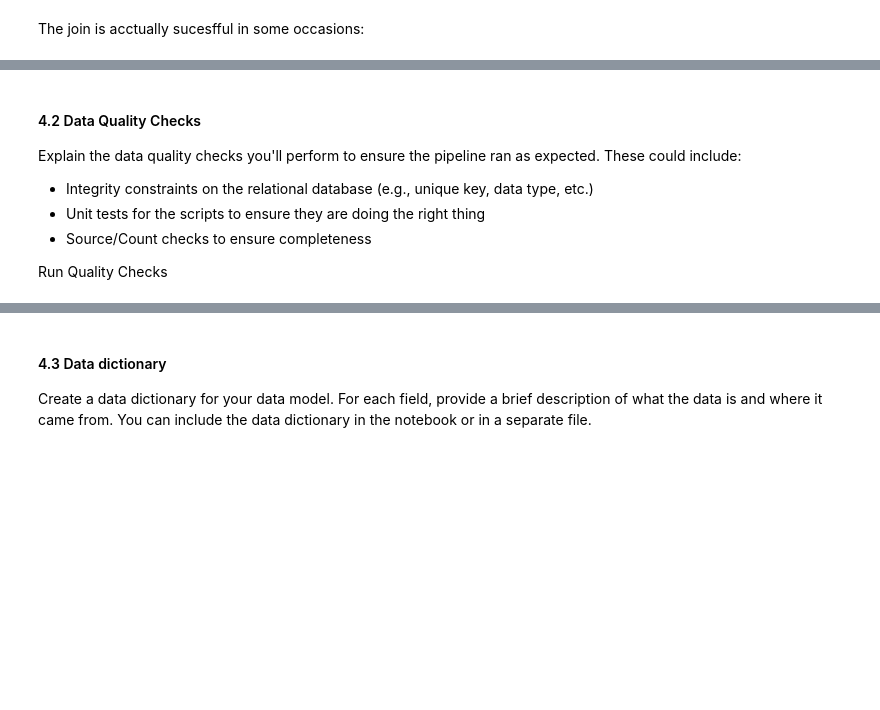
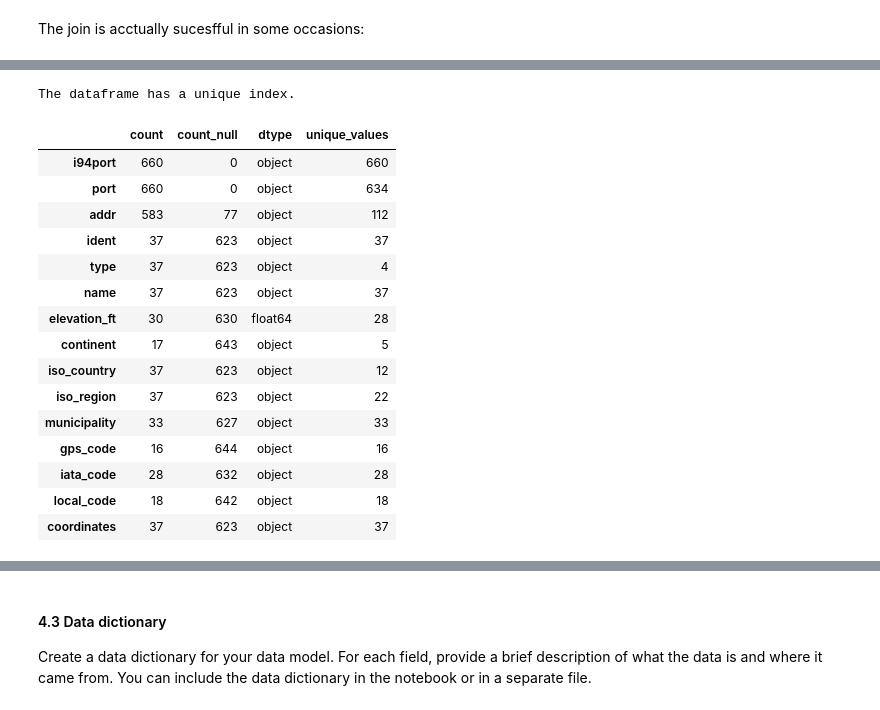
Before and after one commit to mcpeanutbutter/udacity-data-engineering-capstone, a Jupyter notebook: Capstone Project Template.ipynb, the cells around one changed output, grey strips where cells are left out. Saved outputs shown, nothing was run; the diff lists cells and outputs as text; code cells hidden in the pictures; blank space fills up the shorter version.

```diff
--- a/Capstone Project Template.ipynb
+++ b/Capstone Project Template.ipynb
@@ -208,3 +218,21 @@ Here, I build the data pipelines to create the data model.
+# %%
+def dataframe_quality_check(df):
+
+    if(df.index.is_unique):
+        print("The dataframe has a unique index.")
+    else:
+        print("Warning: The dataframe does not have a unique index.")
+
+    col_summary = dict()
+    for c in df.columns:
+        col_attributes = dict()
+        col_attributes['dtype'] = df[c].dtype
+        col_attributes['count'] = df[c].count()
+        col_attributes['count_null'] = df[c].size - col_attributes['count']
+        col_attributes['unique_values'] = df[c].nunique()
+
+        col_summary[c] = col_attributes
+    return pd.DataFrame(col_summary).transpose()
 # %% [markdown]
 ### Immigration data
 
@@ -374,8 +427,0 @@ df_airport_dwh[df_airport_dwh['type'].notnull()].head(3)
-# %% [markdown]
-#### 4.2 Data Quality Checks
-Explain the data quality checks you'll perform to ensure the pipeline ran as expected. These could include:
- * Integrity constraints on the relational database (e.g., unique key, data type, etc.)
- * Unit tests for the scripts to ensure they are doing the right thing
- * Source/Count checks to ensure completeness
-
-Run Quality Checks
@@ -383,0 +428,20 @@ Run Quality Checks
+# %%
+dataframe_quality_check(df_airport_dwh)
+# %% [output]
+The dataframe has a unique index.
+|  | count | count_null | dtype | unique_values |
+| i94port | 660 | 0 | object | 660 |
+| port | 660 | 0 | object | 634 |
+| addr | 583 | 77 | object | 112 |
+| ident | 37 | 623 | object | 37 |
+| type | 37 | 623 | object | 4 |
+| name | 37 | 623 | object | 37 |
+| elevation_ft | 30 | 630 | float64 | 28 |
+| continent | 17 | 643 | object | 5 |
+| iso_country | 37 | 623 | object | 12 |
+| iso_region | 37 | 623 | object | 22 |
+| municipality | 33 | 627 | object | 33 |
+| gps_code | 16 | 644 | object | 16 |
+| iata_code | 28 | 632 | object | 28 |
+| local_code | 18 | 642 | object | 18 |
+| coordinates | 37 | 623 | object | 37 |
```
Also changed, not shown: parts of 31 cells of this notebook.
